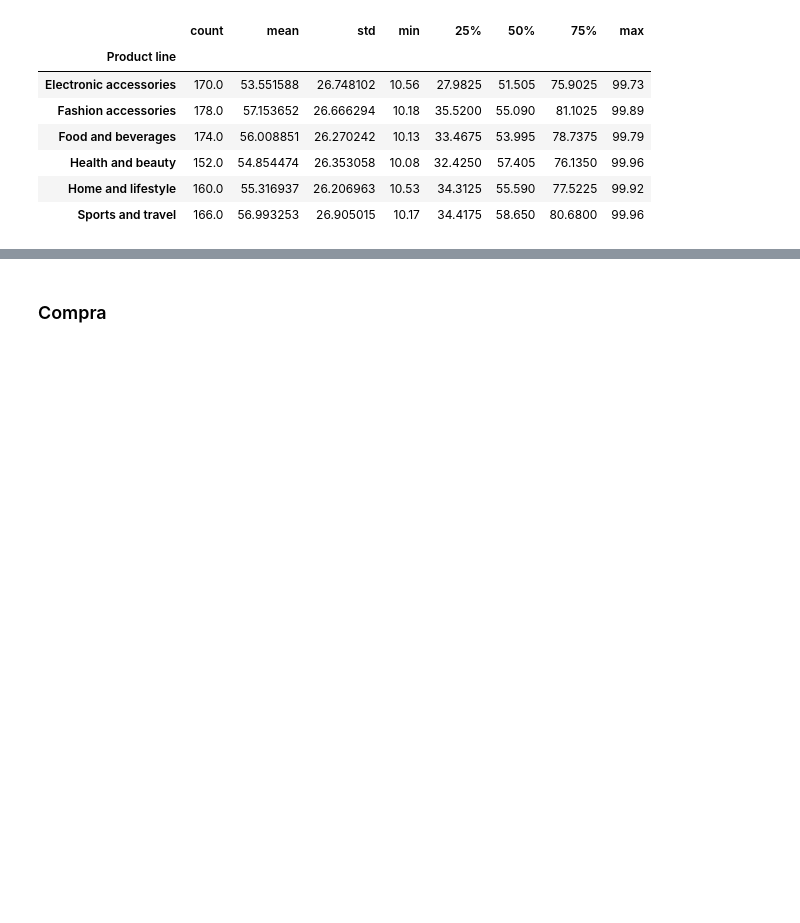
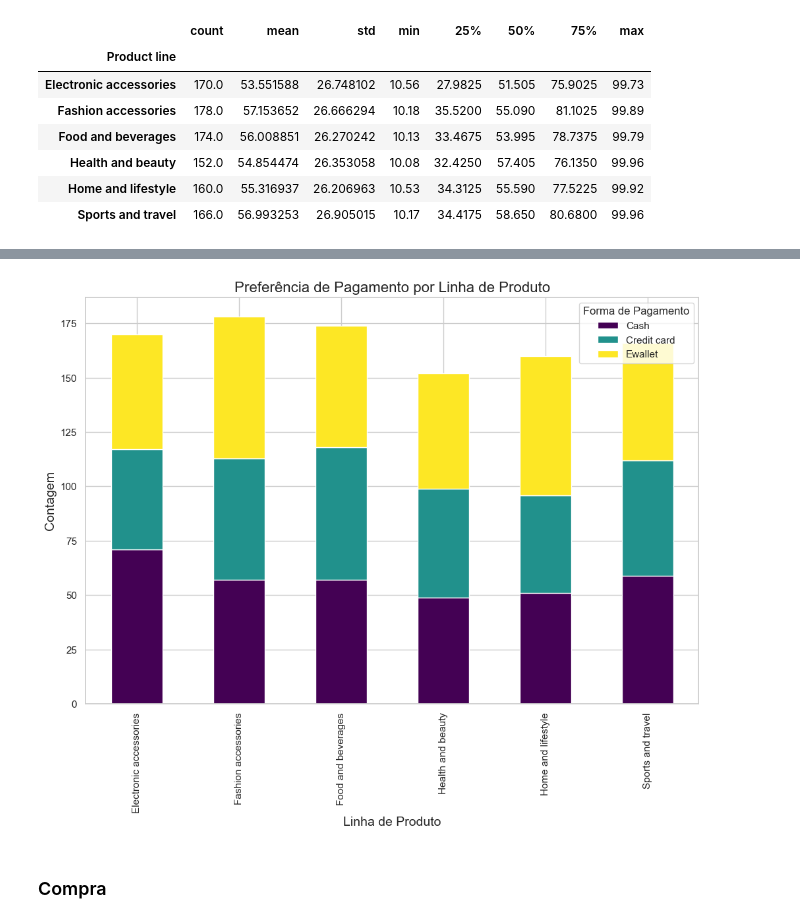
Before and after one commit to jeffk03/Supermarket-Data-Analysis, a Jupyter notebook: sales_analysis.ipynb, the cells around one changed output, grey strips where cells are left out. Saved outputs shown, nothing was run; the diff lists cells and outputs as text; code cells hidden in the pictures; blank space fills up the shorter version.

```diff
--- a/sales_analysis.ipynb
+++ b/sales_analysis.ipynb
@@ -70,3 +64,11 @@ grouped_stats
 | Health and beauty | 152.0 | 54.854474 | 26.353058 | 10.08 | 32.4250 | 57.405 | 76.1350 | 99.96 |
 | Home and lifestyle | 160.0 | 55.316937 | 26.206963 | 10.53 | 34.3125 | 55.590 | 77.5225 | 99.92 |
 | Sports and travel | 166.0 | 56.993253 | 26.905015 | 10.17 | 34.4175 | 58.650 | 80.6800 | 99.96 |
+# %%
+# Criar a tabela de contingência
+payment_preference = pd.crosstab(df['Product line'], df['Payment'])
+# %%
+payment_preference['total'] = payment_preference.sum(axis=1)
+#Porcentagem de tipo pagamento por produto
+payment_por = payment_preference.loc[:, payment_preference.columns != 'total'].div(payment_preference['total'], axis=0)*100
+payment_por = payment_por.rename(columns={col: col + '%' for col in payment_por.columns})
@@ -73,3 +90,15 @@ grouped_stats
+# %%
+# Plotar gráfico de barras empilhadas
+payment_preference.plot(kind='bar', stacked=True, figsize=(12, 8), colormap='viridis')
+
+# Adicionar título e rótulos
+plt.title('Preferência de Pagamento por Linha de Produto', fontsize=16)
+plt.xlabel('Linha de Produto', fontsize=14)
+plt.ylabel('Contagem', fontsize=14)
+plt.legend(title='Forma de Pagamento')
+plt.show()
+# %% [output]
+[figure, added]
 # %% [markdown]
 ### Compra
 # %%
```
Also changed, not shown: parts of 10 cells of this notebook.
